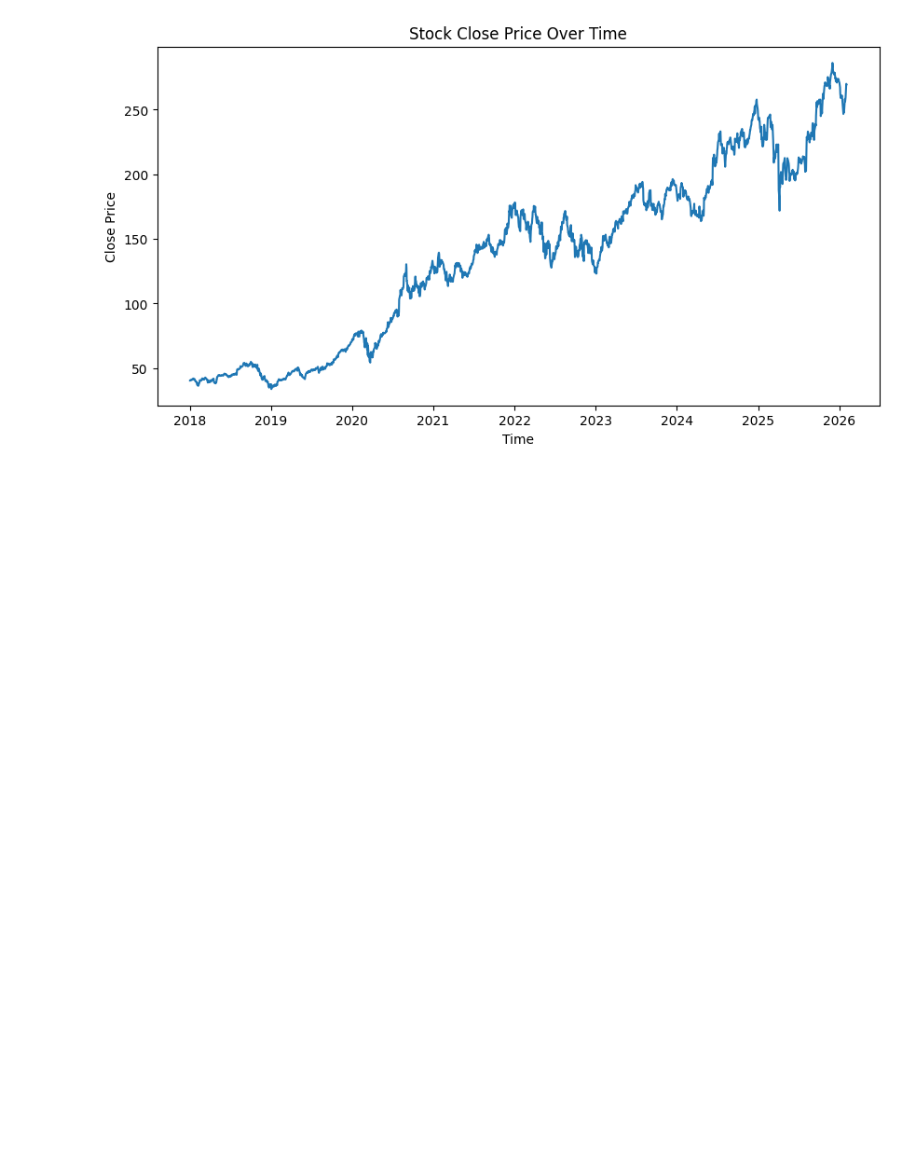
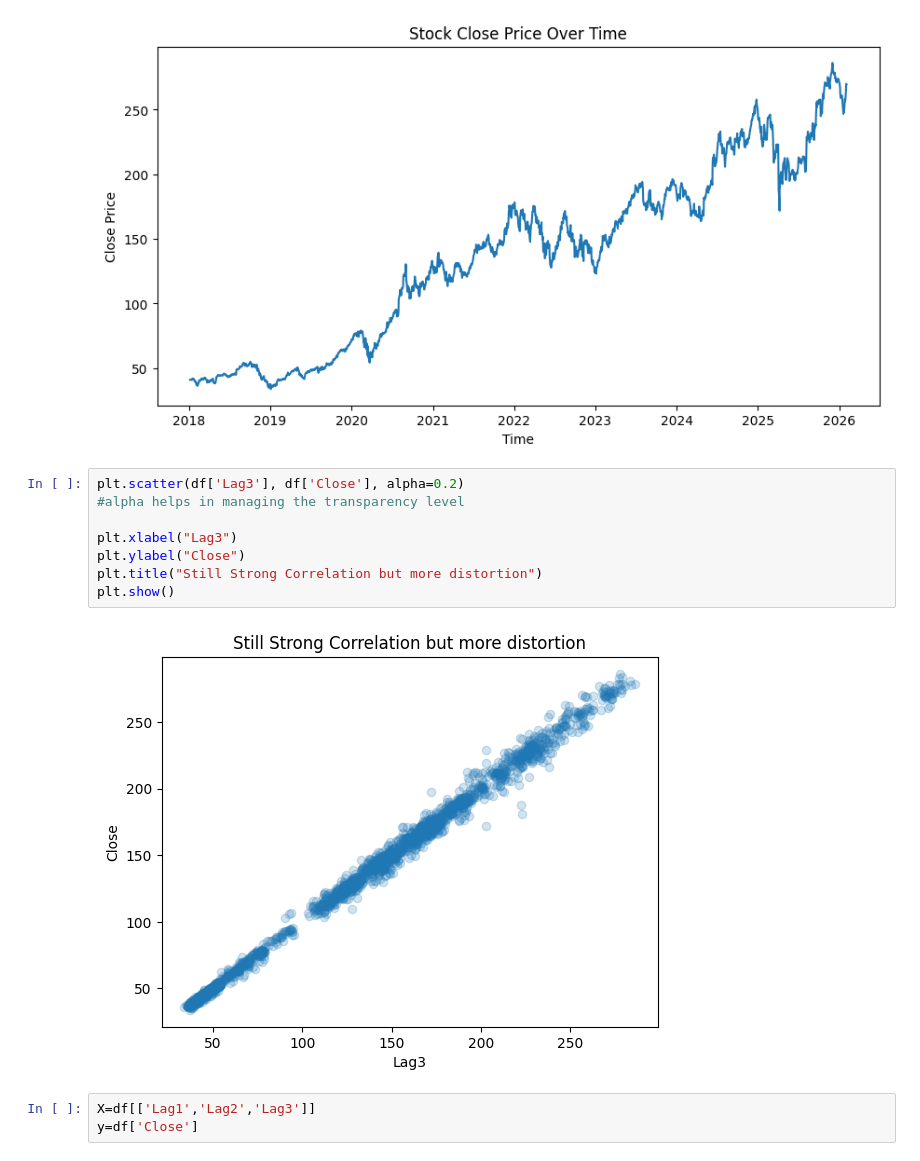
Before and after one commit to navyaanejathegreat/AI-ML-lab, a Jupyter notebook: lab.ipynb, the cells around one changed output. Cells and saved outputs as stored; diff of their text form; blank space fills up the shorter version.

```diff
--- a/lab.ipynb
+++ b/lab.ipynb
@@ -53,3 +53,16 @@ plt.title("Stock Close Price Over Time")
 plt.show()
 # %% [output]
 [figure]
+# %%
+plt.scatter(df['Lag3'], df['Close'], alpha=0.2)
+#alpha helps in managing the transparency level
+
+plt.xlabel("Lag3")
+plt.ylabel("Close")
+plt.title("Still Strong Correlation but more distortion")
+plt.show()
+# %% [output]
+[figure, added]
+# %%
+X=df[['Lag1','Lag2','Lag3']]
+y=df['Close']
```
Also changed, not shown: parts of 4 cells of this notebook, 2 other files.
